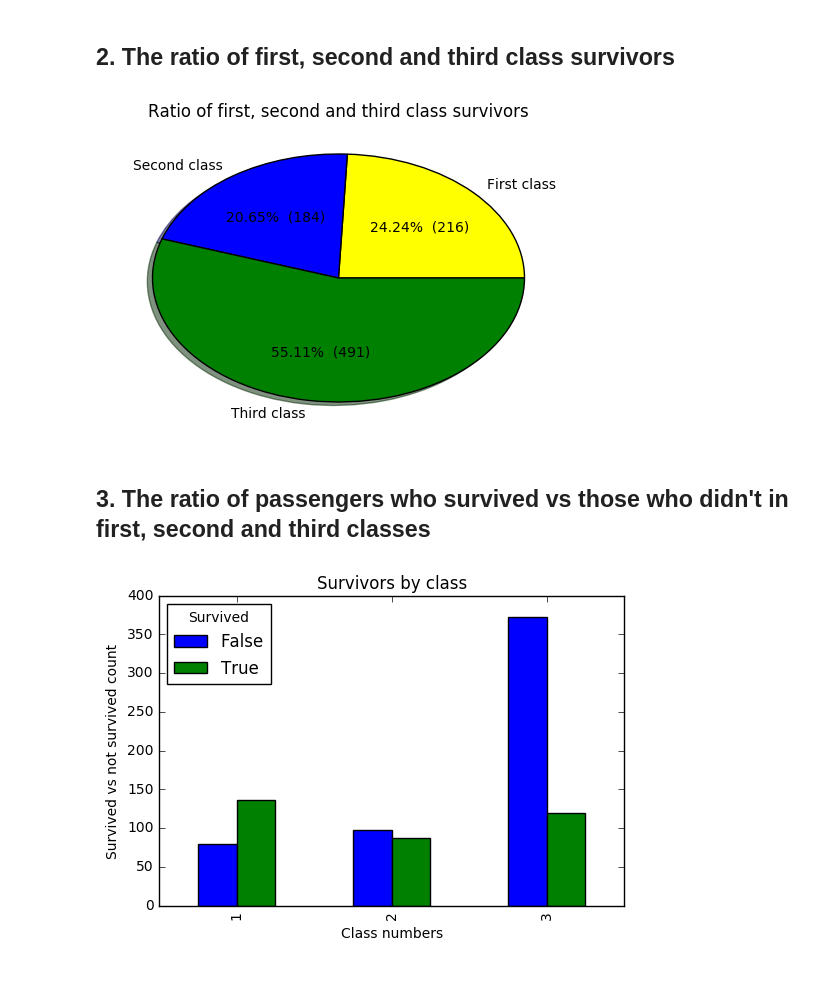
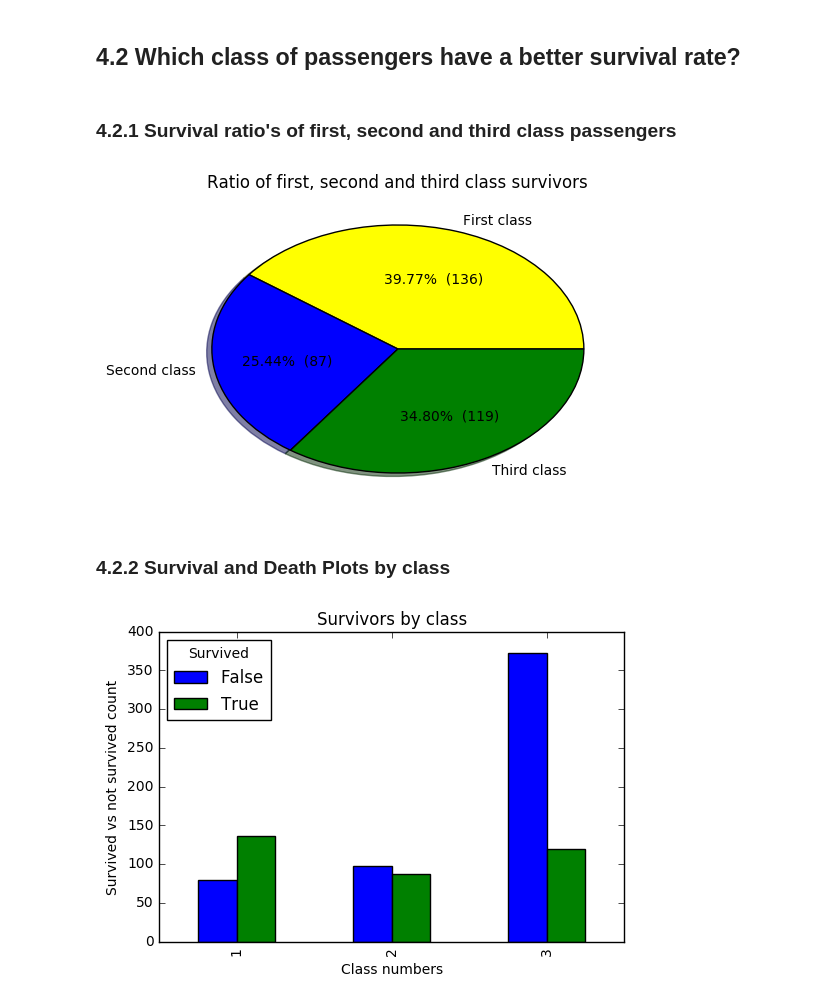
Before and after one commit to ravi501/dataanalyst-udacity, a Jupyter notebook: p2-investigatingadataset/final-project/final_project_code.ipynb, the cells around one changed output. Saved outputs shown, nothing was run; the diff lists cells and outputs as text; code cells hidden in the pictures.

```diff
--- a/p2-investigatingadataset/final-project/final_project_code.ipynb
+++ b/p2-investigatingadataset/final-project/final_project_code.ipynb
@@ -145,0 +133,3 @@ I am now going to analyze the titanic data by asking questions from the data, an
+# %%
+survivors = titanic_data_pandas[titanic_data_pandas['Survived'] == True]
+deaths = titanic_data_pandas[titanic_data_pandas['Survived'] == False]
@@ -159,2 +229,4 @@ plt.show()
+# %% [markdown]
+## 4.2 Which class of passengers have a better survival rate?
 # %% [markdown]
-## 2. The ratio of first, second and third class survivors
+### 4.2.1 Survival ratio's of first, second and third class passengers
@@ -169,16 +233,16 @@ def make_autopct(values):
 # %%
-first_second_third_class_survivors = titanic_data_pandas.groupby('Pclass')['Survived'].count()
+first_second_third_class_survivors = survivors.groupby('Pclass')['Survived'].count()
 
 labels = 'First class', 'Second class', 'Third class'
 colors = ['yellow', 'blue', 'Green']
 plt.title('Ratio of first, second and third class survivors')
 plt.pie(first_second_third_class_survivors, labels = labels, colors = colors, shadow=True,
         autopct = make_autopct(first_second_third_class_survivors))
 plt.show()
 # %% [output]
-[figure, old version]
+[figure, new version]
-# %% [markdown]
-## 3. The ratio of passengers who survived vs those who didn't in first, second and third classes
+# %% [markdown]
+### 4.2.2 Survival and Death Plots by class
 # %%
 each_class_survivors = titanic_data_pandas.groupby(['Survived', 'Pclass']).size().unstack('Survived').fillna(False)
 
```
Also changed, not shown: parts of 40 cells of this notebook.
